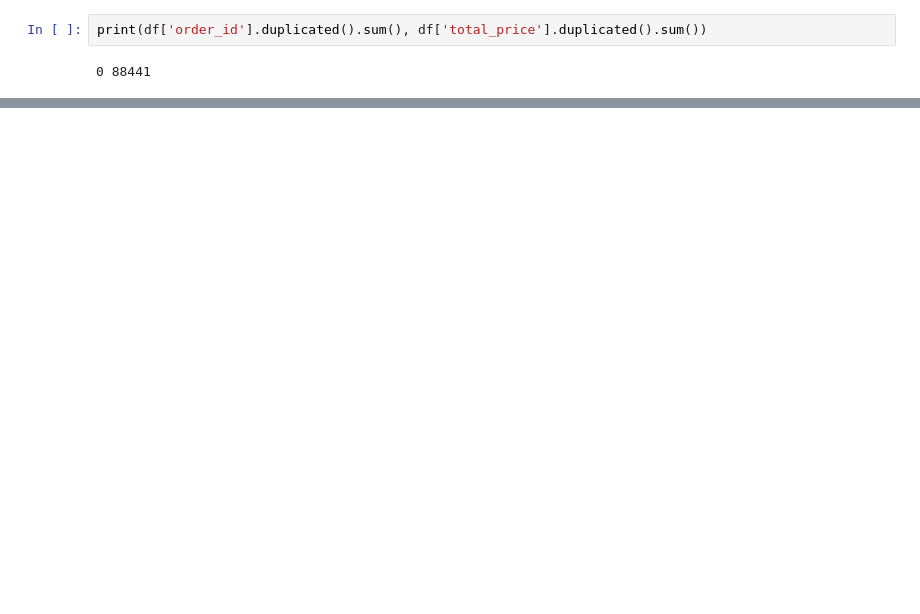
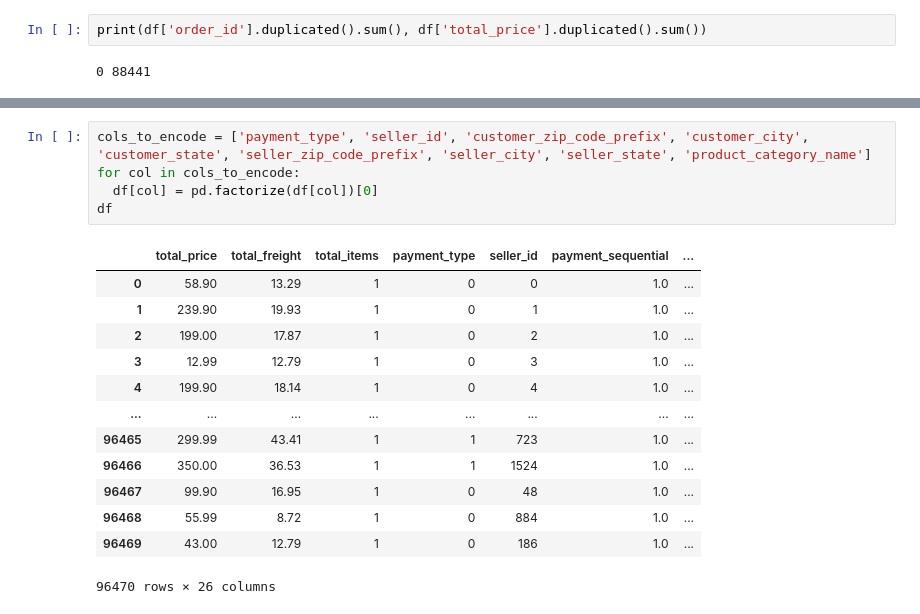
Before and after one commit to ElHefnawy1290/Late-order-prediction, a Jupyter notebook: late-order-prediction.ipynb, the cells around one changed output, grey strips where cells are left out. Cells and saved outputs as stored; diff of their text form; blank space fills up the shorter version.

```diff
--- a/late-order-prediction.ipynb
+++ b/late-order-prediction.ipynb
@@ -219,0 +253,19 @@ print(df['order_id'].duplicated().sum(), df['total_price'].duplicated().sum())
+# %%
+cols_to_encode = ['payment_type', 'seller_id', 'customer_zip_code_prefix', 'customer_city', 'customer_state', 'seller_zip_code_prefix', 'seller_city', 'seller_state', 'product_category_name']
+for col in cols_to_encode:
+  df[col] = pd.factorize(df[col])[0]
+df
+# %% [output]
+|  | total_price | total_freight | total_items | payment_type | seller_id | payment_sequential | ... |
+| 0 | 58.90 | 13.29 | 1 | 0 | 0 | 1.0 | ... |
+| 1 | 239.90 | 19.93 | 1 | 0 | 1 | 1.0 | ... |
+| 2 | 199.00 | 17.87 | 1 | 0 | 2 | 1.0 | ... |
+| 3 | 12.99 | 12.79 | 1 | 0 | 3 | 1.0 | ... |
+| 4 | 199.90 | 18.14 | 1 | 0 | 4 | 1.0 | ... |
+| ... | ... | ... | ... | ... | ... | ... | ... |
+| 96465 | 299.99 | 43.41 | 1 | 1 | 723 | 1.0 | ... |
+| 96466 | 350.00 | 36.53 | 1 | 1 | 1524 | 1.0 | ... |
+| 96467 | 99.90 | 16.95 | 1 | 0 | 48 | 1.0 | ... |
+| 96468 | 55.99 | 8.72 | 1 | 0 | 884 | 1.0 | ... |
+| 96469 | 43.00 | 12.79 | 1 | 0 | 186 | 1.0 | ... |
+96470 rows × 26 columns
```
Also changed, not shown: parts of 4 cells of this notebook.
